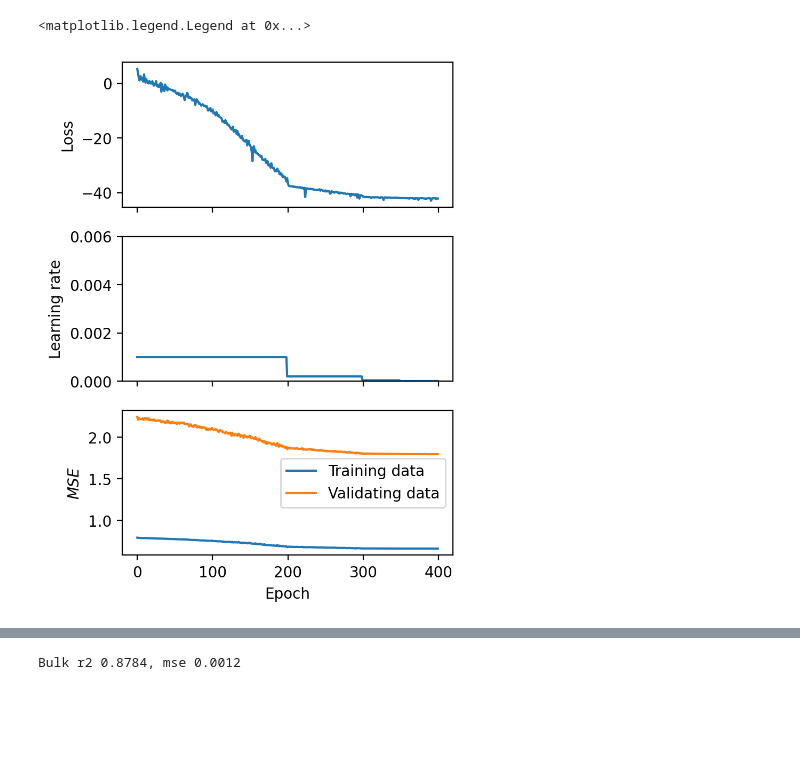
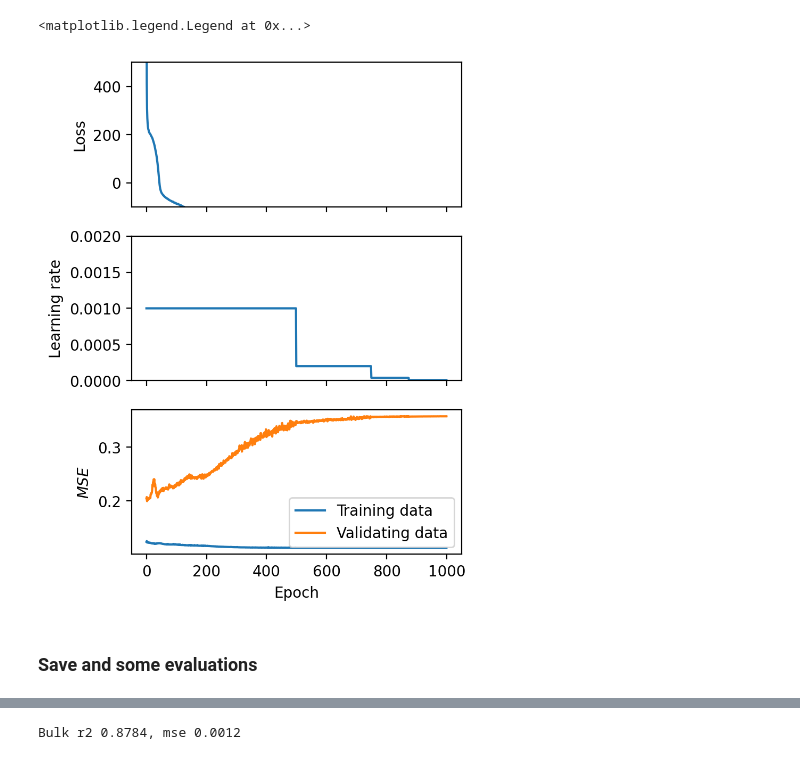
Before and after one commit to jiarong-wu/mlflux, a Jupyter notebook: notebooks/regression/ANN_full.ipynb, the cells around one changed output, grey strips where cells are left out. Cells and saved outputs as stored; diff of their text form; code cells hidden in the pictures; blank space fills up the shorter version.

```diff
--- a/notebooks/regression/ANN_full.ipynb
+++ b/notebooks/regression/ANN_full.ipynb
@@ -19,5 +19,3 @@ split4 = [[77, 69, 83, 78, 68, 67, 73], [87, 72, 71], [87, 72, 71]]
 split5 = [[77, 69, 83, 78, 87, 72, 71, 67, 73], [68], [68]]
 split6 = [[77, 69, 83, 68, 87, 72, 71], [78, 67, 73], [78, 67, 73]]
 split_ensem = [split1, split2, split3, split4, split5, split6]
-
-training_ds, validating_ds, testing_ds = data_split_psd(psd, split=split1, PLOT=True, XVIS='samples')
@@ -75,3 +51,0 @@ testing_data = RealFluxDataset(testing_ds, input_keys=['U','tsea','tair','rh'],
-# %%
-training_paras = {'batchsize':100, 'num_epochs':400, 'lr':1e-3, 'gamma':0.2}
-log, training_data_cp = model.fit(training_data,validating_data,training_paras)
@@ -98,23 +102,55 @@ model.save(fname="../../saved_model/full_anns")
+# %%
+###### Pick one out of five random weights initialization ######
+import pickle
+
+bestrun_list = []
+
+for i in range(6):
+    r2_validating_runs = []; r2_training_runs = []; loss_runs = []
+    for run in range(5):
+        with open('../../saved_model/full_anns_diff_split%g_run%g.p' %(i+1, run), 'rb') as pickle_file:
+            model = pickle.load(pickle_file)
+            r2_training_runs.append(model.log['training_r2'][-1])
+            r2_validating_runs.append(model.log['validating_r2'][-1])
+            loss_runs.append(model.log['LLLoss'][-1])
+
+    r2_training_runs = np.array(r2_training_runs)
+    r2_validating_runs = np.array(r2_validating_runs)
+    # print(r2_training_runs, r2_validating_runs, loss_runs)
+
+    # for ifeature in range(4):
+    #     bestrun = r2_validating_runs[:,ifeature].argmax()
+    #     print('Best run for feature %g is %g' %(ifeature,bestrun))
+
+    ###### Pick best based on some metrics ######
+    bestrun = r2_validating_runs[:,2].argmax()
+    bestrun_list.append(bestrun)
 # %%
 fig, axes = plt.subplots(3,1,sharex=True,figsize=[4,6],dpi=200)
+
+i = 3
+run = bestrun_list[i]
+with open('../../saved_model/full_anns_diff_split%g_run%g.p' %(i+1,run), 'rb') as pickle_file:
+    model = pickle.load(pickle_file)
+    log = model.log
 
 log['training_mse'] = np.array(log['training_mse'])
 log['training_r2'] = np.array(log['training_r2'])
 log['validating_mse'] = np.array(log['validating_mse'])
 log['validating_r2'] = np.array(log['validating_r2'])
 
 axes[0].plot(log['LLLoss'])
 axes[0].set_ylabel('Loss')
-# axes[0].set_ylim([-400,0])
+axes[0].set_ylim([-100,500])
 axes[1].plot(log['lr'])
 axes[1].set_ylabel('Learning rate')
-axes[1].set_ylim([0,0.006])
+axes[1].set_ylim([0,0.002])
 axes[2].plot(log['training_mse'][:,1], label='Training data')
 axes[2].plot(log['validating_mse'][:,1], label='Validating data')
 axes[2].set_ylabel(r'$MSE$')
 axes[2].set_xlabel('Epoch')
 axes[2].legend()
 # axes[2].set_ylim([0,0.02])
 # %% [output]
 <matplotlib.legend.Legend at 0x...>
-[figure, old version]
+[figure, new version]
@@ -157,0 +157,2 @@ def plotting (data):
+# %% [markdown]
+### Save and some evaluations
```
Also changed, not shown: parts of 13 cells of this notebook, 7 other files.
